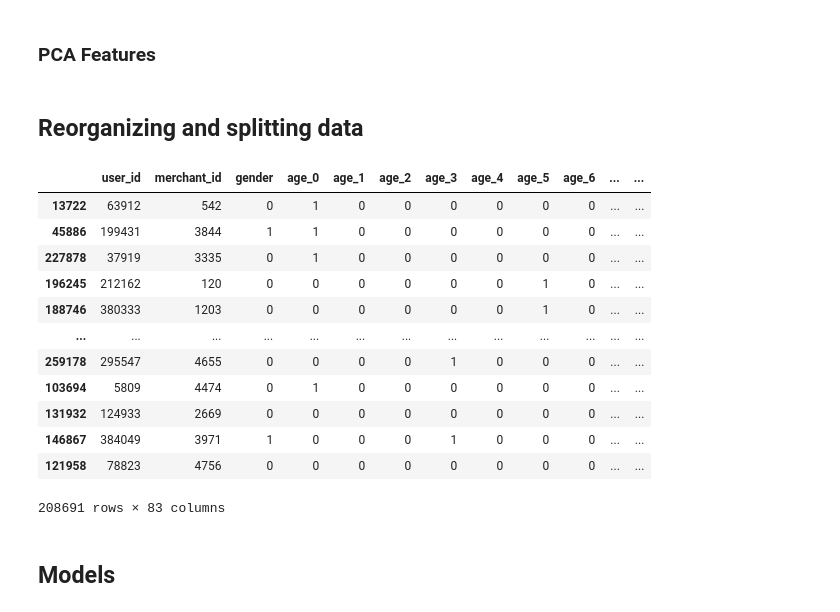
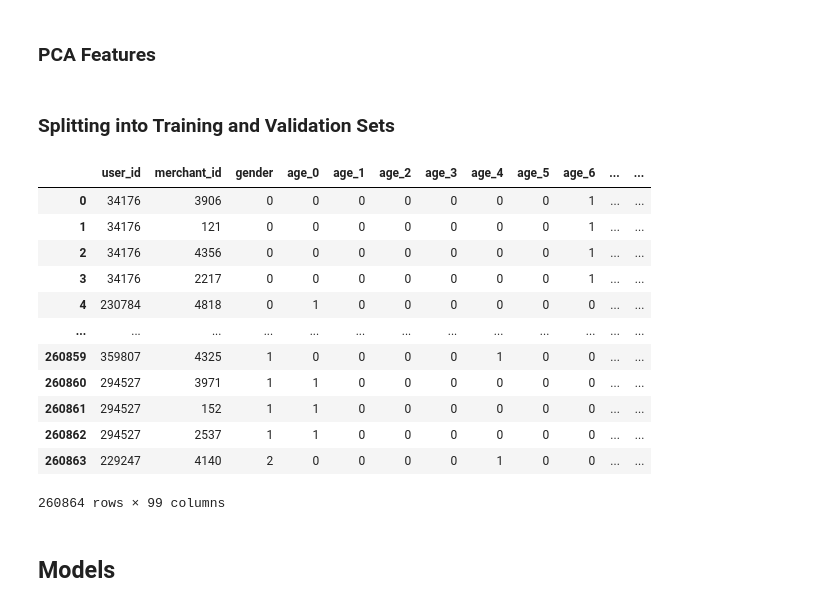
Before and after one commit to atfortes/Repeat-Buyers-Prediction, a Jupyter notebook: tmall.ipynb, the cells around one changed output. Drawn from its saved outputs; the diff is of its cells as text; code cells hidden in the pictures.

Commit message:
added new features, 10Fold cross-validation during training

```diff
--- a/tmall.ipynb
+++ b/tmall.ipynb
@@ -227,30 +265,29 @@ pca_df = df.drop(['kind', 'label'], axis=1)
 pca = PCA(n_components=PCA_COMPONENTS)
 pca.fit(pca_df)
 df = df.join(pd.DataFrame(pca.transform(pca_df), index=pca_df.index).add_prefix('pca_'))
-# %% [markdown]
-## Reorganizing and splitting data
+# %% [markdown]
+### Splitting into Training and Validation Sets
 # %%
-df_train = df[df['kind'] == 'train'].drop('kind', axis=1)
+df_train = df[df['kind'] == 'train'].drop(['kind'], axis=1)
 df_test = df[df['kind'] == 'test'].drop(['kind', 'label'], axis=1)
 
 X, y = df_train.drop(columns='label'), df_train['label']
-X_train, X_valid, y_train, y_valid = train_test_split(X, y, test_size=VALID_SET_SIZE, random_state=RANDOM_SEED)
-# %%
-X_train
-# %% [output]
-|  | user_id | merchant_id | gender | age_0 | age_1 | age_2 | age_3 | age_4 | age_5 | age_6 | ... | ... |
-| 13722 | 63912 | 542 | 0 | 1 | 0 | 0 | 0 | 0 | 0 | 0 | ... | ... |
-| 45886 | 199431 | 3844 | 1 | 1 | 0 | 0 | 0 | 0 | 0 | 0 | ... | ... |
-| 227878 | 37919 | 3335 | 0 | 1 | 0 | 0 | 0 | 0 | 0 | 0 | ... | ... |
-| 196245 | 212162 | 120 | 0 | 0 | 0 | 0 | 0 | 0 | 1 | 0 | ... | ... |
-| 188746 | 380333 | 1203 | 0 | 0 | 0 | 0 | 0 | 0 | 1 | 0 | ... | ... |
-| ... | ... | ... | ... | ... | ... | ... | ... | ... | ... | ... | ... | ... |
-| 259178 | 295547 | 4655 | 0 | 0 | 0 | 0 | 1 | 0 | 0 | 0 | ... | ... |
-| 103694 | 5809 | 4474 | 0 | 1 | 0 | 0 | 0 | 0 | 0 | 0 | ... | ... |
-| 131932 | 124933 | 2669 | 0 | 0 | 0 | 0 | 0 | 0 | 0 | 0 | ... | ... |
-| 146867 | 384049 | 3971 | 1 | 0 | 0 | 0 | 1 | 0 | 0 | 0 | ... | ... |
-| 121958 | 78823 | 4756 | 0 | 0 | 0 | 0 | 0 | 0 | 0 | 0 | ... | ... |
-208691 rows × 83 columns
+# %%
+X
+# %% [output]
+|  | user_id | merchant_id | gender | age_0 | age_1 | age_2 | age_3 | age_4 | age_5 | age_6 | ... | ... |
+| 0 | 34176 | 3906 | 0 | 0 | 0 | 0 | 0 | 0 | 0 | 1 | ... | ... |
+| 1 | 34176 | 121 | 0 | 0 | 0 | 0 | 0 | 0 | 0 | 1 | ... | ... |
+| 2 | 34176 | 4356 | 0 | 0 | 0 | 0 | 0 | 0 | 0 | 1 | ... | ... |
+| 3 | 34176 | 2217 | 0 | 0 | 0 | 0 | 0 | 0 | 0 | 1 | ... | ... |
+| 4 | 230784 | 4818 | 0 | 1 | 0 | 0 | 0 | 0 | 0 | 0 | ... | ... |
+| ... | ... | ... | ... | ... | ... | ... | ... | ... | ... | ... | ... | ... |
+| 260859 | 359807 | 4325 | 1 | 0 | 0 | 0 | 0 | 1 | 0 | 0 | ... | ... |
+| 260860 | 294527 | 3971 | 1 | 1 | 0 | 0 | 0 | 0 | 0 | 0 | ... | ... |
+| 260861 | 294527 | 152 | 1 | 1 | 0 | 0 | 0 | 0 | 0 | 0 | ... | ... |
+| 260862 | 294527 | 2537 | 1 | 1 | 0 | 0 | 0 | 0 | 0 | 0 | ... | ... |
+| 260863 | 229247 | 4140 | 2 | 0 | 0 | 0 | 0 | 1 | 0 | 0 | ... | ... |
+260864 rows × 99 columns
 # %% [markdown]
 ## **Models**
 # %% [markdown]
```
Also changed, not shown: parts of 31 cells of this notebook.
